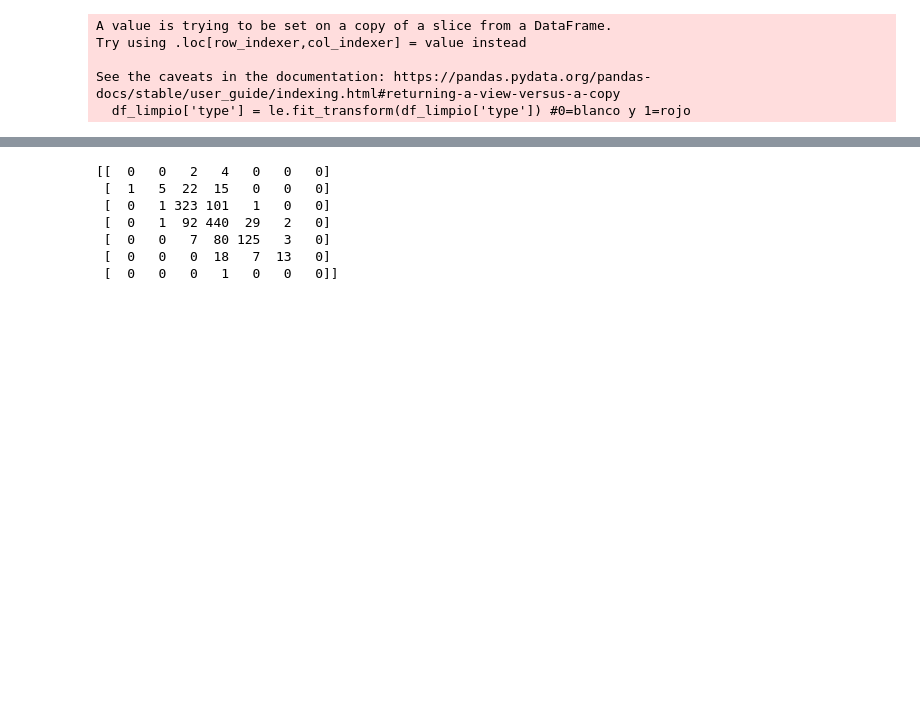
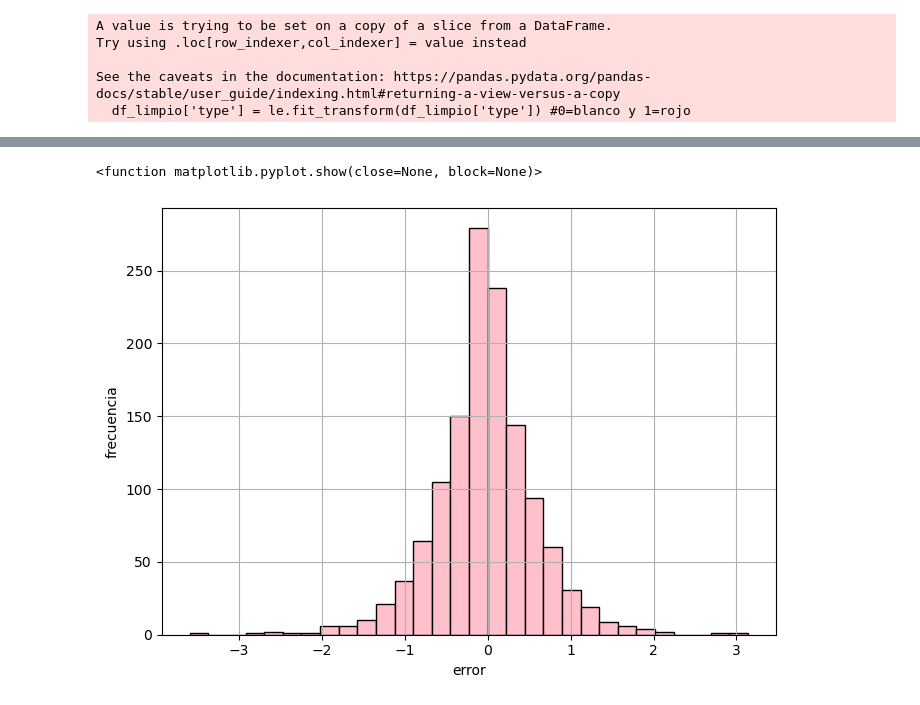
Before and after one commit to catalinaalvarez15/proyecto, a Jupyter notebook: PROYECTOVINOS.ipynb, the cells around one changed output, grey strips where cells are left out. Drawn from its saved outputs; the diff is of its cells as text; code cells hidden in the pictures; blank space fills up the shorter version.

```diff
--- a/PROYECTOVINOS.ipynb
+++ b/PROYECTOVINOS.ipynb
@@ -165,11 +192,12 @@ plt.show()
 # %%
-cm = confusion_matrix(y_test, y_pred)
-print(cm)
+error = y_test - y_pred
+plt.figure(figsize= (7,5))
+plt.hist(error, bins=30, color="pink", edgecolor= "black")
+plt.xlabel("error")
+plt.ylabel("frecuencia")
+plt.grid(True)
+plt.tight_layout()
+plt.show
 # %% [output]
-[[  0   0   2   4   0   0   0]
- [  1   5  22  15   0   0   0]
- [  0   1 323 101   1   0   0]
- [  0   1  92 440  29   2   0]
- [  0   0   7  80 125   3   0]
- [  0   0   0  18   7  13   0]
- [  0   0   0   1   0   0   0]]
+<function matplotlib.pyplot.show(close=None, block=None)>
+[figure, added]
```
Also changed, not shown: parts of 8 cells of this notebook.
